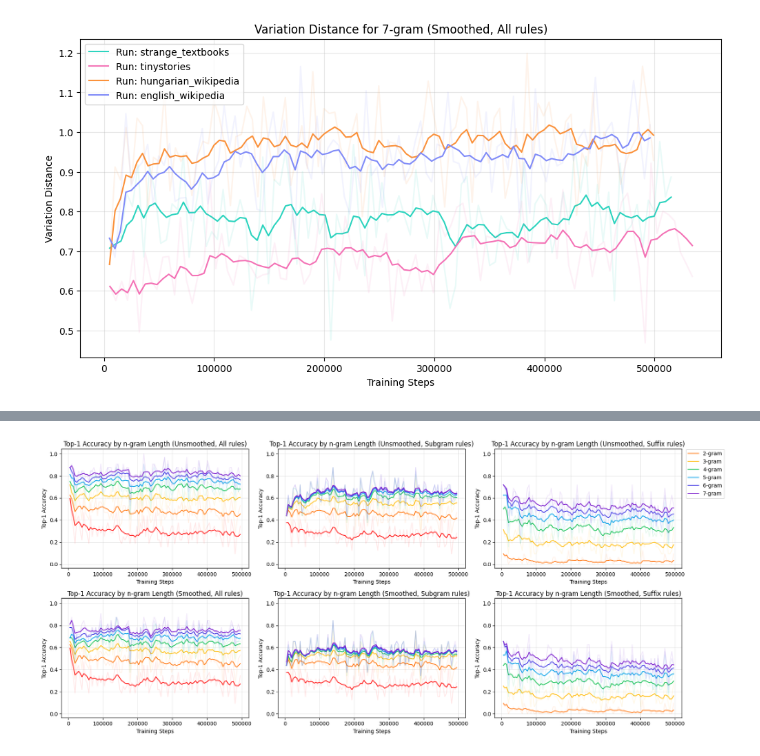
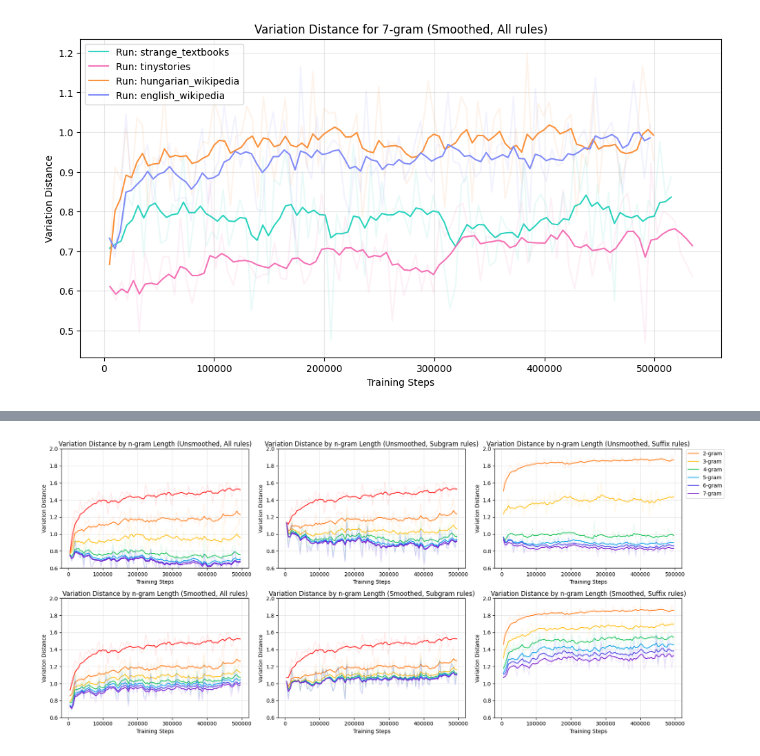
Before and after one commit to BjarniHaukur/ngram-llm-analysis, a Jupyter notebook: plotting.ipynb, the cells around one changed output, grey strips where cells are left out. Saved outputs shown, nothing was run; the diff lists cells and outputs as text; code cells hidden in the pictures.

```diff
--- a/plotting.ipynb
+++ b/plotting.ipynb
@@ -157,31 +126,26 @@ fig.tight_layout()
-# %%
-dataset = "english_wikipedia"
-
-# Create figure and axes
-fig, ((ax1, ax2, ax3), (ax4, ax5, ax6)) = plt.subplots(2, 3, figsize=(18, 8))
-
-# Create all plots first
-axes = [ax1, ax2, ax3, ax4, ax5, ax6]
-plots = [
-    ("unsmoothed", "all"), ("unsmoothed", "subgram"), ("unsmoothed", "suffix"),
-    ("smoothed", "all"), ("smoothed", "subgram"), ("smoothed", "suffix")
-]
-
-# Plot all and collect y-value ranges
-y_min, y_max = float('inf'), float('-inf')
-for ax, (smoothing, subset) in zip(axes, plots):
-    ax = plot_one_run_ngram_metric(logs[dataset], "top_1", smoothing, subset, ax)
-    y_min = min(y_min, ax.get_ylim()[0])
-    y_max = max(y_max, ax.get_ylim()[1])
-    ax.legend().remove()
-
-# Set the same y-limits for all subplots
-for ax in axes:
-    ax.set_ylim(y_min, y_max)
-
-# Add legend to the rightmost plot
-ax3.legend(bbox_to_anchor=(1.24, 1.02), loc="upper right")
-
-fig.tight_layout()
-# %% [output]
-[figure, removed]
+# %%
+dataset = "english_wikipedia"
+
+fig, ((ax1, ax2, ax3), (ax4, ax5, ax6)) = plt.subplots(2, 3, figsize=(18, 8))
+
+
+ax1 = plot_one_run_ngram_metric(logs[dataset], "variation_distance", "unsmoothed", "all", ax1)
+ax1.legend().remove()
+ax4 = plot_one_run_ngram_metric(logs[dataset], "variation_distance", "smoothed", "all", ax4)
+ax4.legend().remove()
+ax2 = plot_one_run_ngram_metric(logs[dataset], "variation_distance", "unsmoothed", "subgram", ax2)
+ax2.legend().remove()
+ax5 = plot_one_run_ngram_metric(logs[dataset], "variation_distance", "smoothed", "subgram", ax5)
+ax5.legend().remove()
+
+ax3 = plot_one_run_ngram_metric(logs[dataset], "variation_distance", "unsmoothed", "suffix", ax3)
+ax3.legend(bbox_to_anchor=(1.24, 1.02), loc="upper right")
+ax6 = plot_one_run_ngram_metric(logs[dataset], "variation_distance", "smoothed", "suffix", ax6)
+ax6.legend().remove()
+
+for ax in [ax1, ax2, ax3, ax4, ax5, ax6]:
+    ax.set_ylim(0.5, 2.0)
+
+fig.tight_layout()
+# %% [output]
+[figure, added]
```
Also changed, not shown: parts of 2 cells of this notebook.
